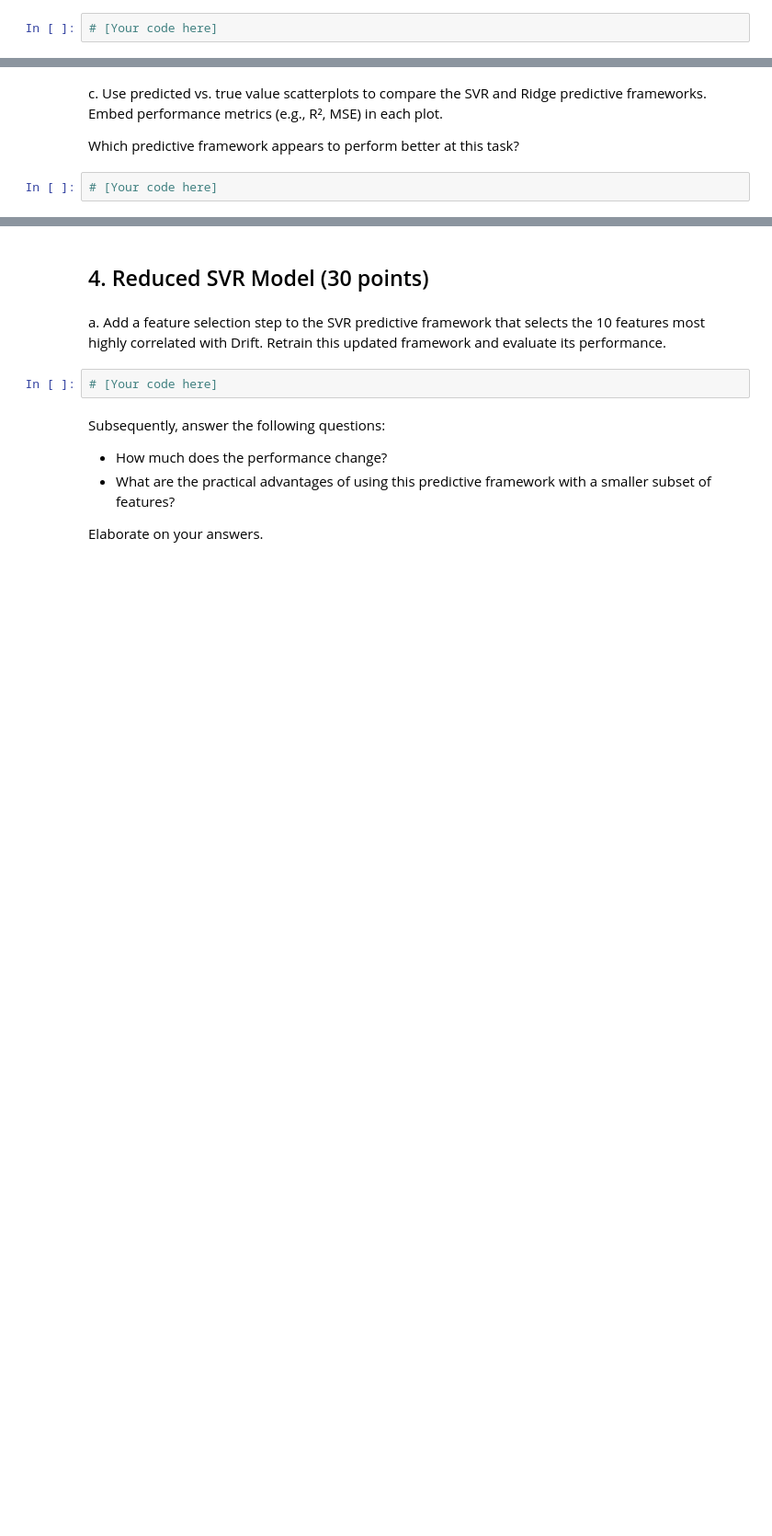
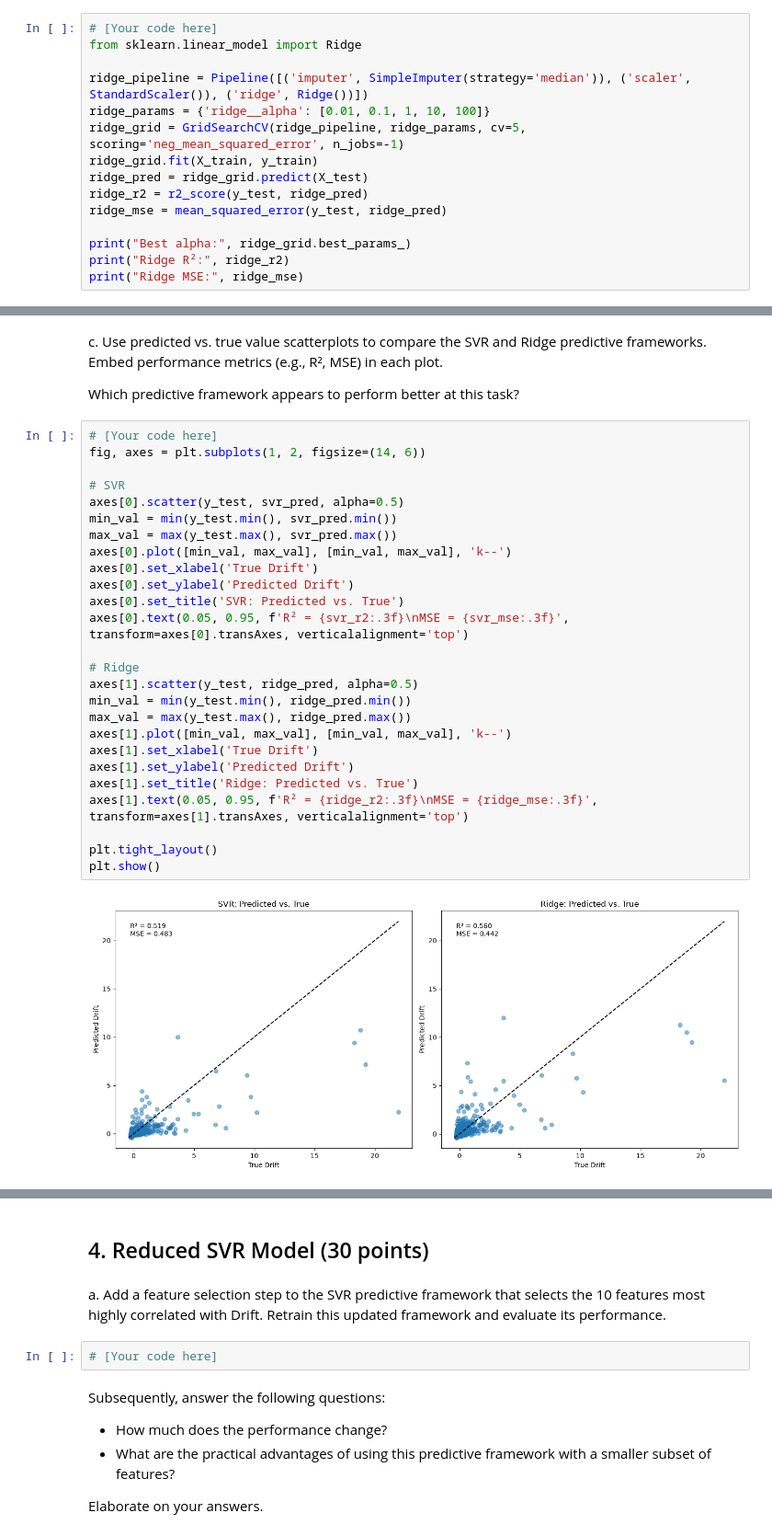
Before and after one commit to alibpowell/ML4021-Group, a Jupyter notebook: 02-seismic-support-vector-regression.ipynb, the cells around one changed output, grey strips where cells are left out. Shown at 92% size. Drawn from its saved outputs; the diff is of its cells as text; blank space fills up the shorter version.

```diff
--- a/02-seismic-support-vector-regression.ipynb
+++ b/02-seismic-support-vector-regression.ipynb
@@ -92,3 +163,16 @@ a. Fit and evaluate a predictive framework using an SVR model. The process shoul
 b. Repeat the previous process using an Ridge regression predictive framework. Be sure to include automatic tuning of the model's hyperparameters, specifically, `alpha`.
 # %%
 # [Your code here]
+from sklearn.linear_model import Ridge
+
+ridge_pipeline = Pipeline([('imputer', SimpleImputer(strategy='median')), ('scaler', StandardScaler()), ('ridge', Ridge())])
+ridge_params = {'ridge__alpha': [0.01, 0.1, 1, 10, 100]}
+ridge_grid = GridSearchCV(ridge_pipeline, ridge_params, cv=5, scoring='neg_mean_squared_error', n_jobs=-1)
+ridge_grid.fit(X_train, y_train)
+ridge_pred = ridge_grid.predict(X_test)
+ridge_r2 = r2_score(y_test, ridge_pred)
+ridge_mse = mean_squared_error(y_test, ridge_pred)
+
+print("Best alpha:", ridge_grid.best_params_)
+print("Ridge R²:", ridge_r2)
+print("Ridge MSE:", ridge_mse)
@@ -98,3 +186,29 @@ c. Use predicted vs. true value scatterplots to compare the SVR and Ridge predic
 Which predictive framework appears to perform better at this task?
 # %%
 # [Your code here]
+fig, axes = plt.subplots(1, 2, figsize=(14, 6))
+
+# SVR
+axes[0].scatter(y_test, svr_pred, alpha=0.5)
+min_val = min(y_test.min(), svr_pred.min())
+max_val = max(y_test.max(), svr_pred.max())
+axes[0].plot([min_val, max_val], [min_val, max_val], 'k--')
+axes[0].set_xlabel('True Drift')
+axes[0].set_ylabel('Predicted Drift')
+axes[0].set_title('SVR: Predicted vs. True')
+axes[0].text(0.05, 0.95, f'R² = {svr_r2:.3f}\nMSE = {svr_mse:.3f}', transform=axes[0].transAxes, verticalalignment='top')
+
+# Ridge
+axes[1].scatter(y_test, ridge_pred, alpha=0.5)
+min_val = min(y_test.min(), ridge_pred.min())
+max_val = max(y_test.max(), ridge_pred.max())
+axes[1].plot([min_val, max_val], [min_val, max_val], 'k--')
+axes[1].set_xlabel('True Drift')
+axes[1].set_ylabel('Predicted Drift')
+axes[1].set_title('Ridge: Predicted vs. True')
+axes[1].text(0.05, 0.95, f'R² = {ridge_r2:.3f}\nMSE = {ridge_mse:.3f}', transform=axes[1].transAxes, verticalalignment='top')
+
+plt.tight_layout()
+plt.show()
+# %% [output]
+[figure, added]
```
Also changed, not shown: parts of 6 cells of this notebook, 2 other files.
